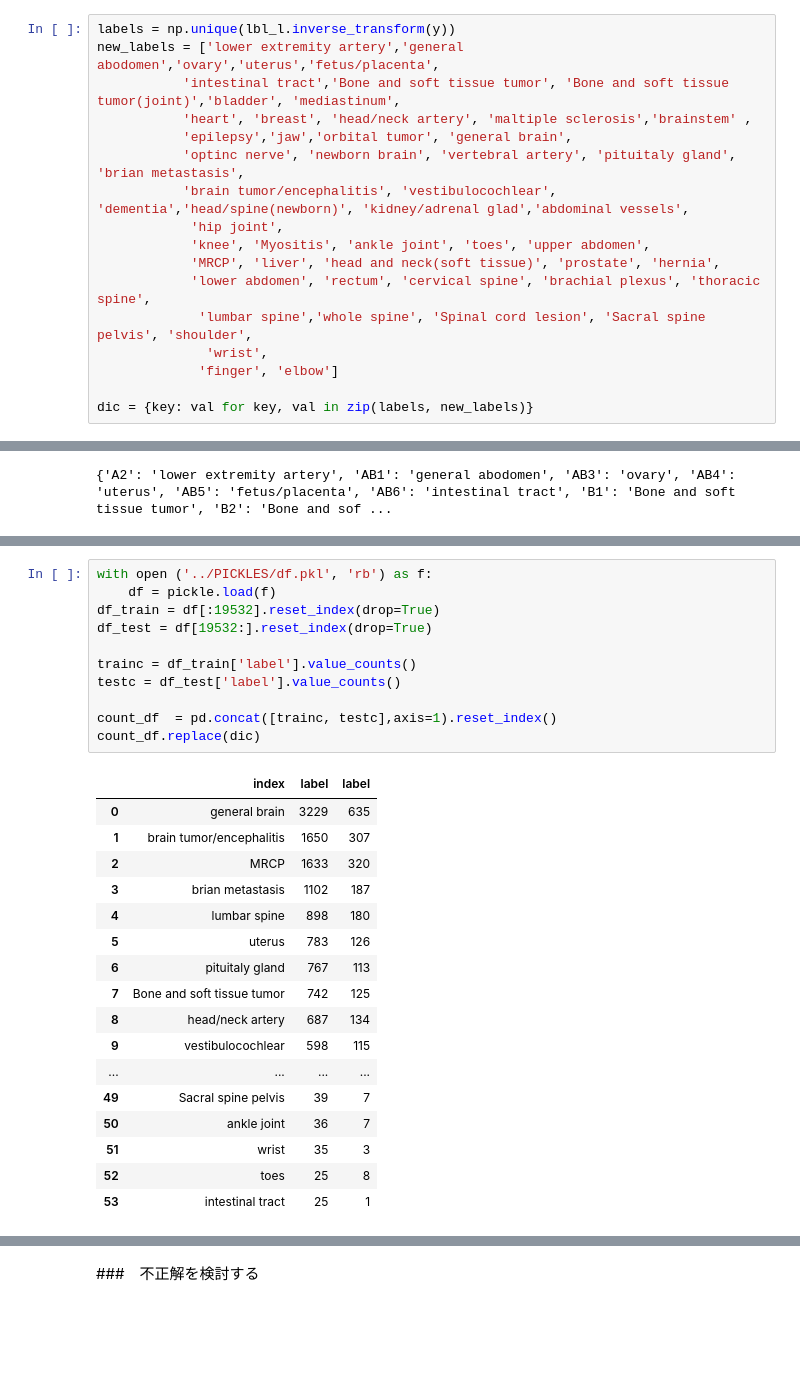
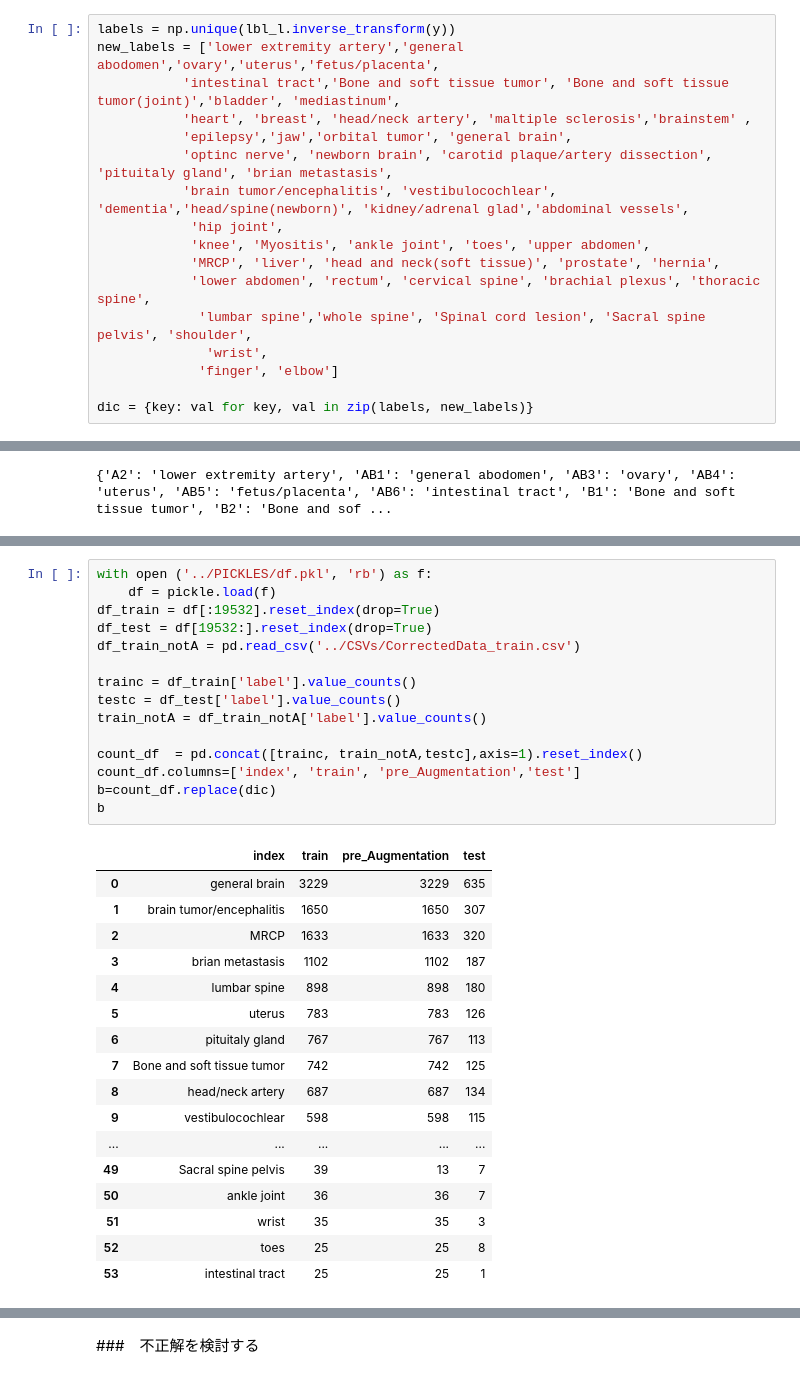
Before and after one commit to mecab-g/MRI, a Jupyter notebook: プロトコール予測/3.3recomendation_comp.ipynb, the cells around one changed output, grey strips where cells are left out. Saved outputs shown, nothing was run; the diff lists cells and outputs as text; blank space fills up the shorter version.

```diff
--- a/プロトコール予測/3.3recomendation_comp.ipynb
+++ b/プロトコール予測/3.3recomendation_comp.ipynb
@@ -602,7 +594,7 @@ new_labels = ['lower extremity artery','general abodomen','ovary','uterus','fetu
            'intestinal tract','Bone and soft tissue tumor', 'Bone and soft tissue tumor(joint)','bladder', 'mediastinum',
            'heart', 'breast', 'head/neck artery', 'maltiple sclerosis','brainstem' ,
            'epilepsy','jaw','orbital tumor', 'general brain',
-           'optinc nerve', 'newborn brain', 'vertebral artery', 'pituitaly gland', 'brian metastasis',
+           'optinc nerve', 'newborn brain', 'carotid plaque/artery dissection', 'pituitaly gland', 'brian metastasis',
            'brain tumor/encephalitis', 'vestibulocochlear', 'dementia','head/spine(newborn)', 'kidney/adrenal glad','abdominal vessels',
             'hip joint',
             'knee', 'Myositis', 'ankle joint', 'toes', 'upper abdomen',
@@ -620,29 +616,33 @@ print(dic)
 # %%
 with open ('../PICKLES/df.pkl', 'rb') as f:
     df = pickle.load(f)
 df_train = df[:19532].reset_index(drop=True)
 df_test = df[19532:].reset_index(drop=True)
+df_train_notA = pd.read_csv('../CSVs/CorrectedData_train.csv')
 
 trainc = df_train['label'].value_counts()
 testc = df_test['label'].value_counts()
+train_notA = df_train_notA['label'].value_counts()
 
-count_df  = pd.concat([trainc, testc],axis=1).reset_index()
-count_df.replace(dic)
+count_df  = pd.concat([trainc, train_notA,testc],axis=1).reset_index()
+count_df.columns=['index', 'train', 'pre_Augmentation','test']
+b=count_df.replace(dic)
+b
 # %% [output]
-|  | index | label | label |
-| 0 | general brain | 3229 | 635 |
-| 1 | brain tumor/encephalitis | 1650 | 307 |
-| 2 | MRCP | 1633 | 320 |
-| 3 | brian metastasis | 1102 | 187 |
-| 4 | lumbar spine | 898 | 180 |
-| 5 | uterus | 783 | 126 |
-| 6 | pituitaly gland | 767 | 113 |
-| 7 | Bone and soft tissue tumor | 742 | 125 |
-| 8 | head/neck artery | 687 | 134 |
-| 9 | vestibulocochlear | 598 | 115 |
-| ... | ... | ... | ... |
-| 49 | Sacral spine pelvis | 39 | 7 |
-| 50 | ankle joint | 36 | 7 |
-| 51 | wrist | 35 | 3 |
-| 52 | toes | 25 | 8 |
-| 53 | intestinal tract | 25 | 1 |
+|  | index | train | pre_Augmentation | test |
+| 0 | general brain | 3229 | 3229 | 635 |
+| 1 | brain tumor/encephalitis | 1650 | 1650 | 307 |
+| 2 | MRCP | 1633 | 1633 | 320 |
+| 3 | brian metastasis | 1102 | 1102 | 187 |
+| 4 | lumbar spine | 898 | 898 | 180 |
+| 5 | uterus | 783 | 783 | 126 |
+| 6 | pituitaly gland | 767 | 767 | 113 |
+| 7 | Bone and soft tissue tumor | 742 | 742 | 125 |
+| 8 | head/neck artery | 687 | 687 | 134 |
+| 9 | vestibulocochlear | 598 | 598 | 115 |
+| ... | ... | ... | ... | ... |
+| 49 | Sacral spine pelvis | 39 | 13 | 7 |
+| 50 | ankle joint | 36 | 36 | 7 |
+| 51 | wrist | 35 | 35 | 3 |
+| 52 | toes | 25 | 25 | 8 |
+| 53 | intestinal tract | 25 | 25 | 1 |
```
Also changed, not shown: parts of 18 cells of this notebook, 4 other files.
